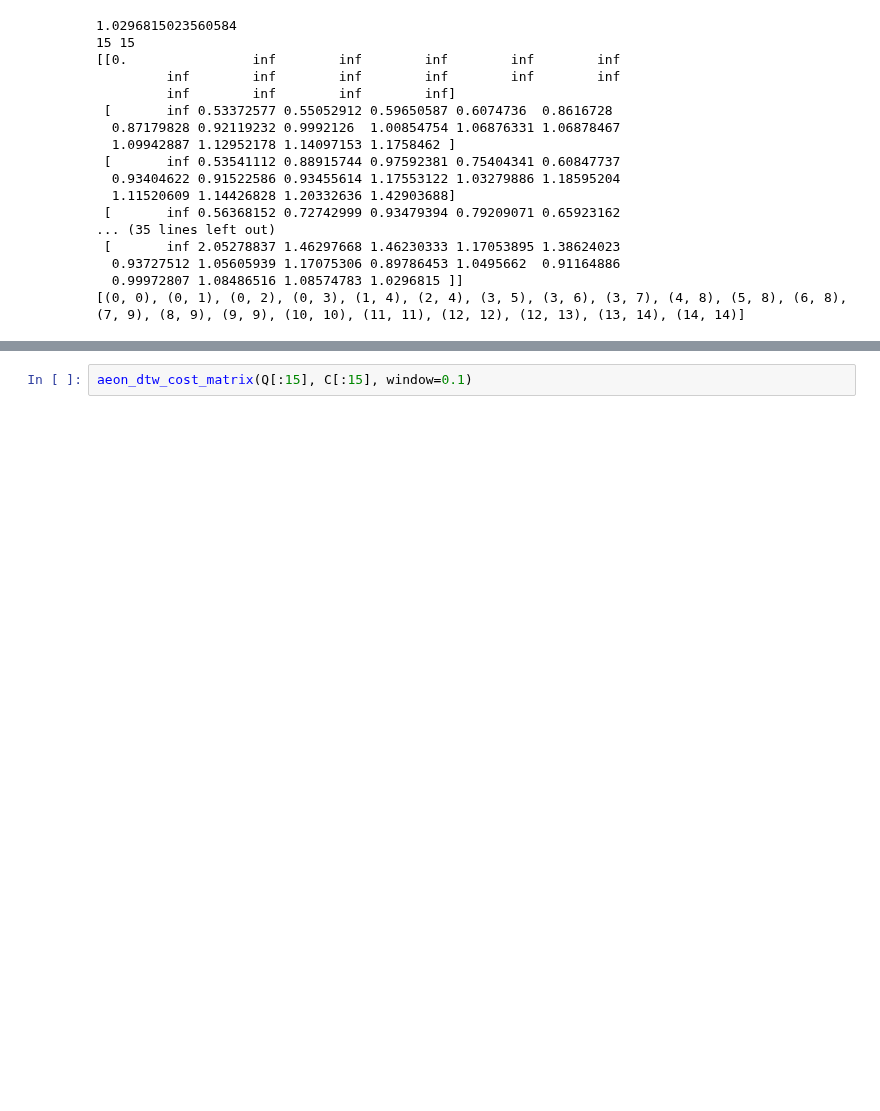
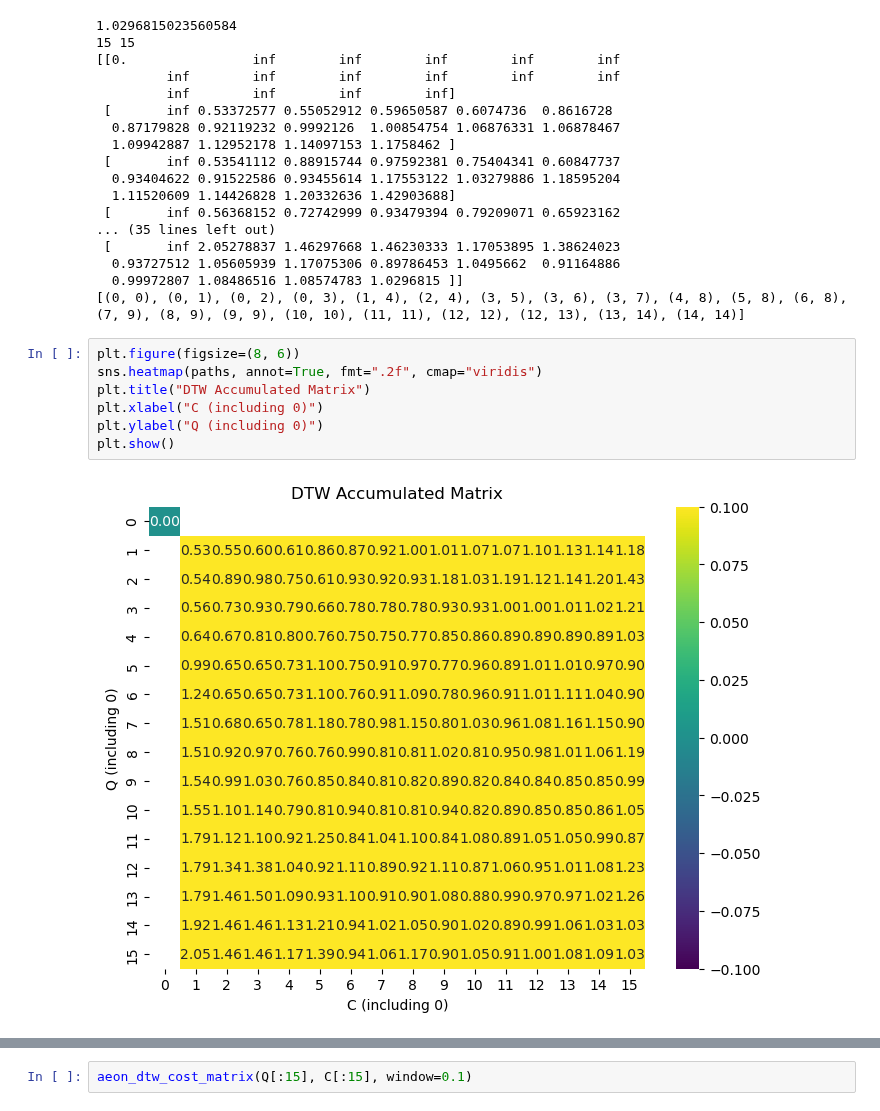
Before and after one commit to cyuab/k-scaling-factor-dtw, a Jupyter notebook: code/main.ipynb, the cells around one changed output, grey strips where cells are left out. Drawn from its saved outputs; the diff is of its cells as text; blank space fills up the shorter version.

```diff
--- a/code/main.ipynb
+++ b/code/main.ipynb
@@ -264,3 +298,12 @@ print(best_path)
   0.93727512 1.05605939 1.17075306 0.89786453 1.0495662  0.91164886
   0.99972807 1.08486516 1.08574783 1.0296815 ]]
 [(0, 0), (0, 1), (0, 2), (0, 3), (1, 4), (2, 4), (3, 5), (3, 6), (3, 7), (4, 8), (5, 8), (6, 8), (7, 9), (8, 9), (9, 9), (10, 10), (11, 11), (12, 12), (12, 13), (13, 14), (14, 14)]
+# %%
+plt.figure(figsize=(8, 6))
+sns.heatmap(paths, annot=True, fmt=".2f", cmap="viridis")
+plt.title("DTW Accumulated Matrix")
+plt.xlabel("C (including 0)")
+plt.ylabel("Q (including 0)")
+plt.show()
+# %% [output]
+[figure, added]
```
Also changed, not shown: parts of 26 cells of this notebook, 6 other files.
